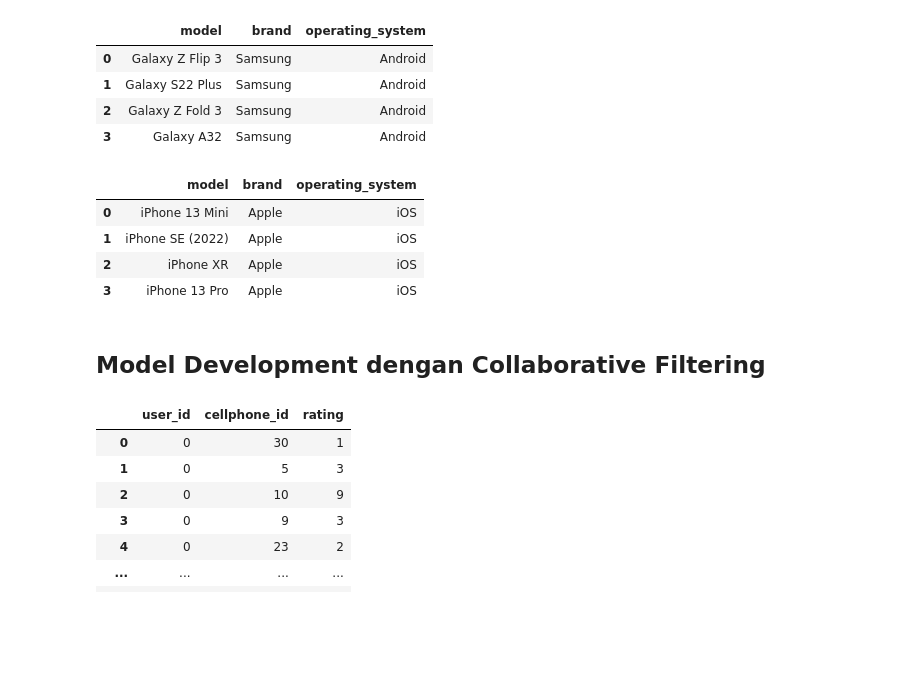
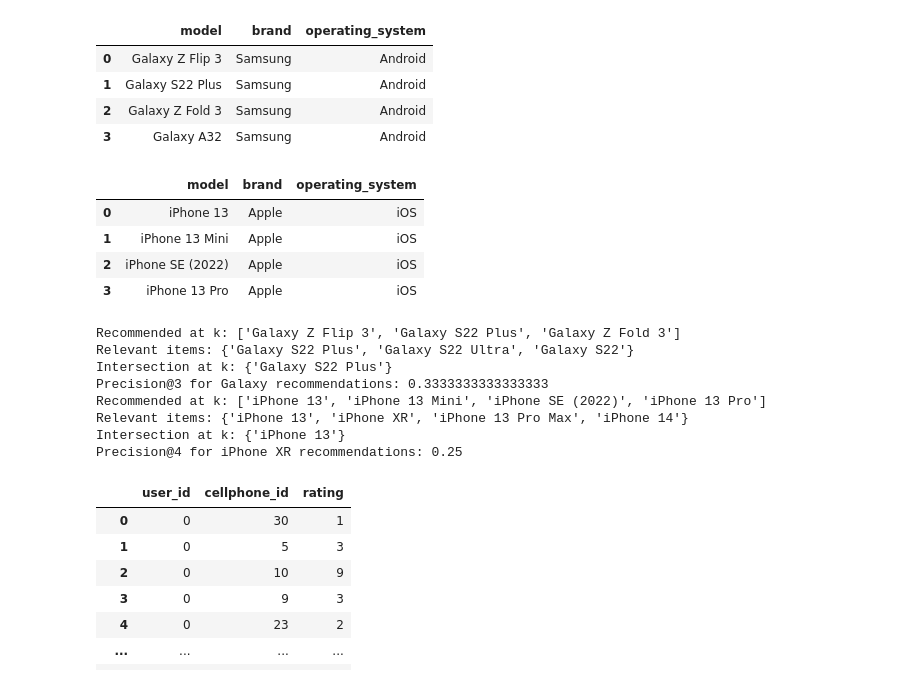
Before and after one commit to alishaanggranidi/recommender-system, a Jupyter notebook: Recommender_System.ipynb, the cells around one changed output. Saved outputs shown, nothing was run; the diff lists cells and outputs as text; code cells hidden in the pictures; blank space fills up the shorter version.

```diff
--- a/Recommender_System.ipynb
+++ b/Recommender_System.ipynb
@@ -986,16 +993,51 @@ model_recommendations('Galaxy S22 Ultra')
 | 2 | Galaxy Z Fold 3 | Samsung | Android |
 | 3 | Galaxy A32 | Samsung | Android |
 # %%
-#show hasil rekomendasi untuk iphone 13
-model_recommendations('iPhone 13')
+#show hasil rekomendasi untuk Galaxy S22 Ultra
+model_recommendations('iPhone XR')
 # %% [output]
 |  | model | brand | operating_system |
-| 0 | iPhone 13 Mini | Apple | iOS |
-| 1 | iPhone SE (2022) | Apple | iOS |
-| 2 | iPhone XR | Apple | iOS |
+| 0 | iPhone 13 | Apple | iOS |
+| 1 | iPhone 13 Mini | Apple | iOS |
+| 2 | iPhone SE (2022) | Apple | iOS |
 | 3 | iPhone 13 Pro | Apple | iOS |
-# %% [markdown]
-## Model Development dengan Collaborative Filtering
+# %%
+def precision_at_k(recommended_items, relevant_items, k):
+    if k > len(recommended_items):
+        k = len(recommended_items)
+
+    if k == 0:
+        return 0.0
+    recommended_at_k = recommended_items[:k]
+    print(f"Recommended at k: {recommended_at_k}")
+    print(f"Relevant items: {relevant_items}")
+
+    intersection = set(recommended_at_k) & relevant_items
+    print(f"Intersection at k: {intersection}")
+
+    num_relevant_at_k = len(intersection)
+    return num_relevant_at_k / k
+
+recommended_models_galaxy = ['Galaxy Z Flip 3', 'Galaxy S22 Plus', 'Galaxy Z Fold 3']
+relevant_models_galaxy = set(['Galaxy S22', 'Galaxy S22 Ultra', 'Galaxy S22 Plus'])
+k_value = 3
+precision_k_galaxy = precision_at_k(recommended_models_galaxy, relevant_models_galaxy, k_value)
+print(f"Precision@{k_value} for Galaxy recommendations: {precision_k_galaxy}")
+
+recommended_models_iphone = ['iPhone 13', 'iPhone 13 Mini', 'iPhone SE (2022)', 'iPhone 13 Pro']
+relevant_models_iphone = set(['iPhone 13 Pro Max', 'iPhone 14', 'iPhone 13', 'iPhone XR'])
+k_value_iphone = 4
+precision_k_iphone = precision_at_k(recommended_models_iphone, relevant_models_iphone, k_value_iphone)
+print(f"Precision@{k_value_iphone} for iPhone XR recommendations: {precision_k_iphone}")
+# %% [output]
+Recommended at k: ['Galaxy Z Flip 3', 'Galaxy S22 Plus', 'Galaxy Z Fold 3']
+Relevant items: {'Galaxy S22 Plus', 'Galaxy S22 Ultra', 'Galaxy S22'}
+Intersection at k: {'Galaxy S22 Plus'}
+Precision@3 for Galaxy recommendations: 0.3333333333333333
+Recommended at k: ['iPhone 13', 'iPhone 13 Mini', 'iPhone SE (2022)', 'iPhone 13 Pro']
+Relevant items: {'iPhone 13', 'iPhone XR', 'iPhone 13 Pro Max', 'iPhone 14'}
+Intersection at k: {'iPhone 13'}
+Precision@4 for iPhone XR recommendations: 0.25
 # %%
 #save dataset ratings pada variabel df
 df = ratings
```
Also changed, not shown: parts of 7 cells of this notebook, 2 other files.
